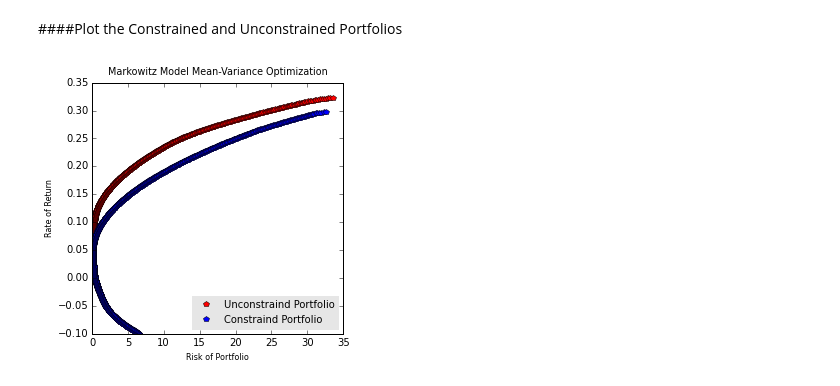
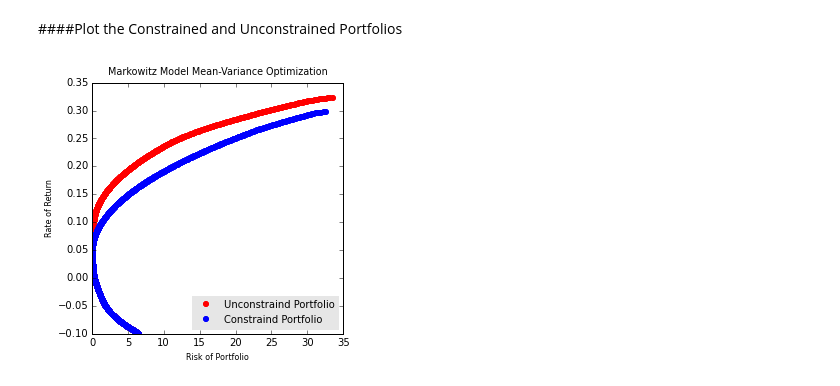
Before and after one commit to fagan2888/CQF-London-20150812, a Jupyter notebook: CQF Event.ipynb, the cells around one changed output. Saved outputs shown, nothing was run; the diff lists cells and outputs as text; code cells hidden in the pictures.

Commit message:
removed marker borders

```diff
--- a/CQF Event.ipynb
+++ b/CQF Event.ipynb
@@ -199,14 +199,14 @@ returns_constrained_pos = [y for x, y in zip(minrisk_constrained, returns) if x
 ####Plot the Constrained and Unconstrained Portfolios
 # %%
 fig, ax = plt.subplots()
-ax.plot(minrisk_pos, returns_pos, 'rp', label = 'Unconstraind Portfolio')
-ax.plot(minrisk_constrained_pos, returns_constrained_pos, 'bp', label = 'Constraind Portfolio')
+ax.plot(minrisk_pos, returns_pos, 'ro', label = 'Unconstraind Portfolio', markeredgewidth=0.0)
+ax.plot(minrisk_constrained_pos, returns_constrained_pos, 'bo', label = 'Constraind Portfolio', markeredgewidth=0.0)
 legend = ax.legend(loc = 4, numpoints = 1)
 frame = legend.get_frame()
 frame.set_facecolor('0.9')
 frame.set_edgecolor('0.9')
 ax.set_xlabel('Risk of Portfolio')
 ax.set_title('Markowitz Model Mean-Variance Optimization', y=1.01)
 ax.set_ylabel('Rate of Return');
 # %% [output]
-[figure, old version]
+[figure, new version]
```
Also changed, not shown: parts of 1 cell of this notebook.
